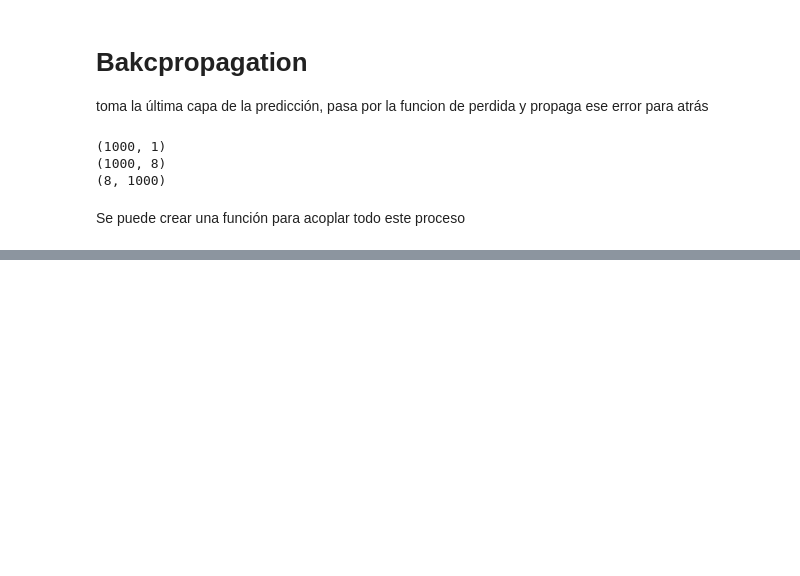
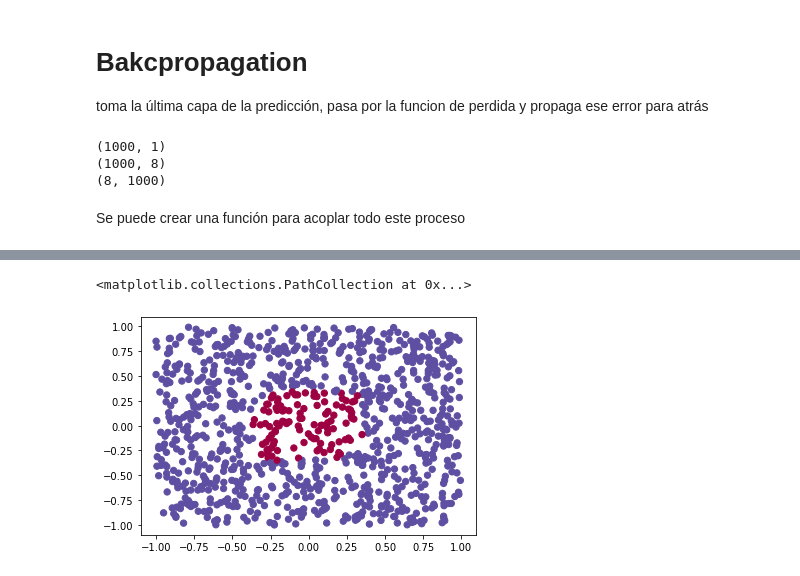
Before and after one commit to Luis-Amagua/Curso_intro_redes_neuronales, a Jupyter notebook: 4Red_Neuronal_numpy.ipynb, the cells around one changed output, grey strips where cells are left out. Cells and saved outputs as stored; diff of their text form; code cells hidden in the pictures; blank space fills up the shorter version.

```diff
--- a/4Red_Neuronal_numpy.ipynb
+++ b/4Red_Neuronal_numpy.ipynb
@@ -224,0 +265,5 @@ def train(x_data, lr, params, training=True):
+# %%
+plt.scatter(data_test[:,0],data_test[:,1],c=y[:,0],s=40,cmap=plt.cm.Spectral)
+# %% [output]
+<matplotlib.collections.PathCollection at 0x...>
+[figure, added]
```
Also changed, not shown: parts of 9 cells of this notebook.
